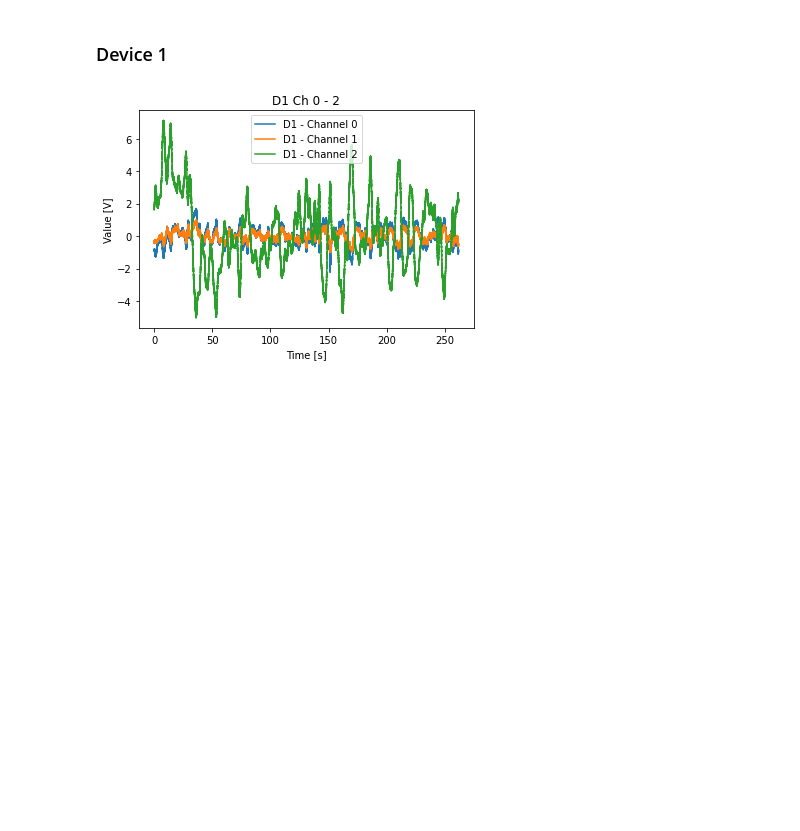
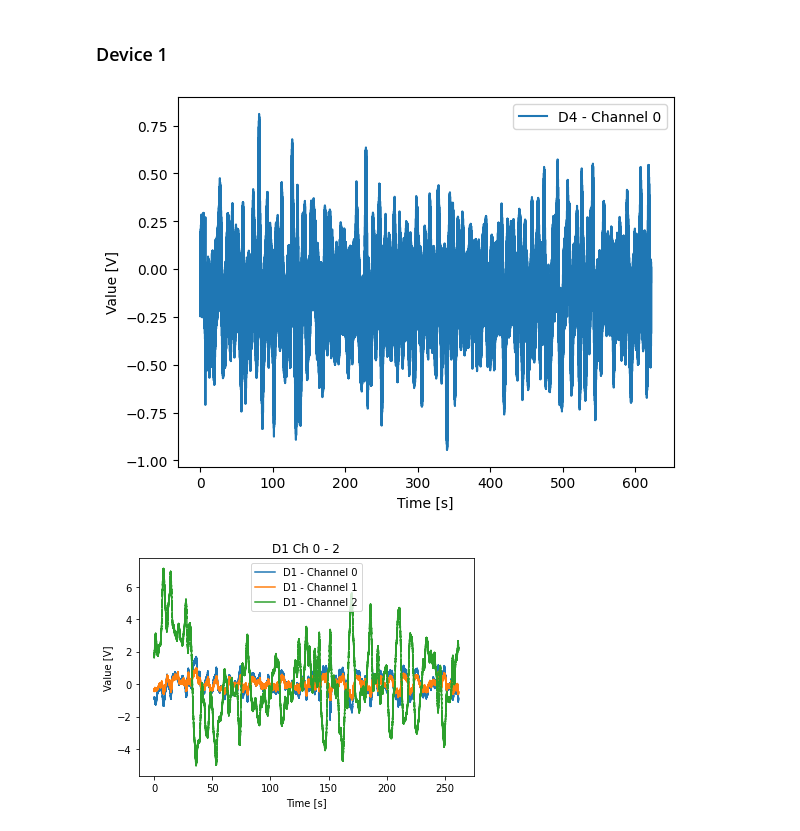
Before and after one commit to josmarcristello/Field-Test-Ferrier-2023, a Jupyter notebook: data processing/validate_NI_data_station_1.ipynb, the cells around one changed output. Drawn from its saved outputs; the diff is of its cells as text; code cells hidden in the pictures; blank space fills up the shorter version.

Commit message:
Updated to use new plotting function

```diff
--- a/data processing/validate_NI_data_station_1.ipynb
+++ b/data processing/validate_NI_data_station_1.ipynb
@@ -29,8 +29,7 @@ full_raw_path = NI_raw_data_folder + station_selected + NI_test_name + ".lvm"
 full_converted_path = NI_converted_data_folder + station_selected + NI_test_name + ".h5"
 
 # Full raw path (hardcoded)
-full_raw_path = "F:/Dropbox/Projects/011 - UofC Leak/Test/May 29/Station 1 - Field Site/Test 9.lvm"
-full_raw_path = "F:/Dropbox/Projects/011 - UofC Leak/Test/June 5/Station 1 - Field Site/NI/st_1_test___013.lvm"
+full_raw_path = "F:/Dropbox/Projects/Field Test Data/CNRL - Test/Station 1/NI/st_1_test___013.lvm"
 # %% [markdown]
 ### Deprecated - Directly importing from .lvm
 # %%
@@ -172,6 +171,33 @@ Disk space per hour: 4.96 GB/hour
 ## Signal
 # %% [markdown]
 ### Device 1
+# %%
+def plot_data(column_name="D3 - Channel 0", start_index=None, end_index=None):
+    # Default to using all data if start_index or end_index aren't specified
+    if start_index is None:
+        start_index = 0
+    if end_index is None:
+        end_index = len(data_frame)
+
+    time_values = data_frame.iloc[start_index:end_index+1, 0]
+    device_data = data_frame.loc[start_index:end_index, [column_name]]
+
+    # Plot the column with time_values as the x-axis
+    for column in device_data.columns:
+        plt.plot(time_values, device_data[column], label=column)
+
+    # Customize the plot
+    plt.xlabel('Time [s]')
+    plt.ylabel('Value [V]')
+    plt.legend(device_data.columns, loc='best')
+
+    # Show the plot
+    plt.show()
+
+# Call function with column name and start and end indices
+plot_data("D4 - Channel 0", 0, 10000000)
+# %% [output]
+[figure, added]
 # %%
 time_values = data_frame.iloc[:, 0]
 device_data = data_frame[["D1 - Channel 0", "D1 - Channel 1", "D1 - Channel 2"]]
```
Also changed, not shown: 1 other file.
